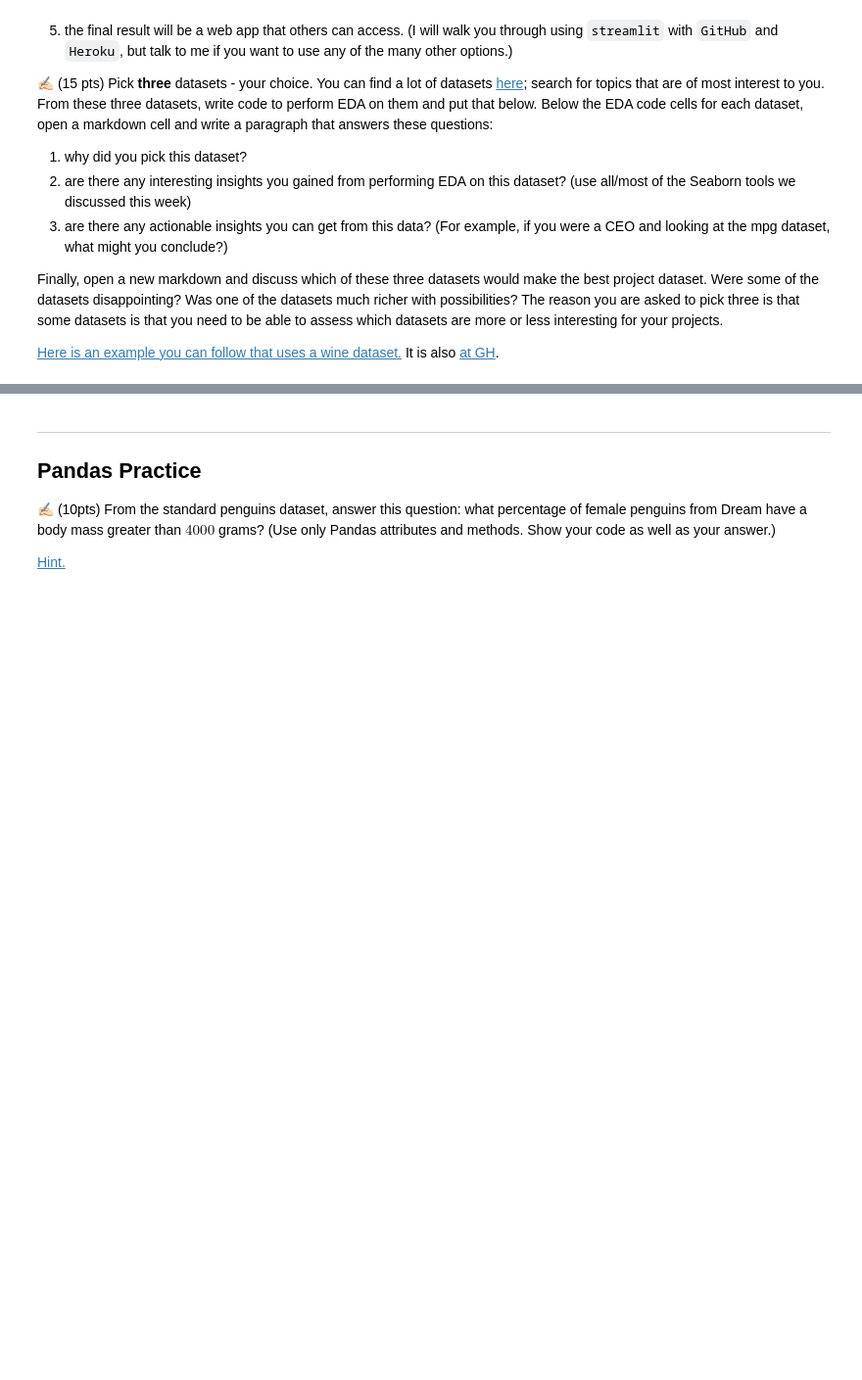
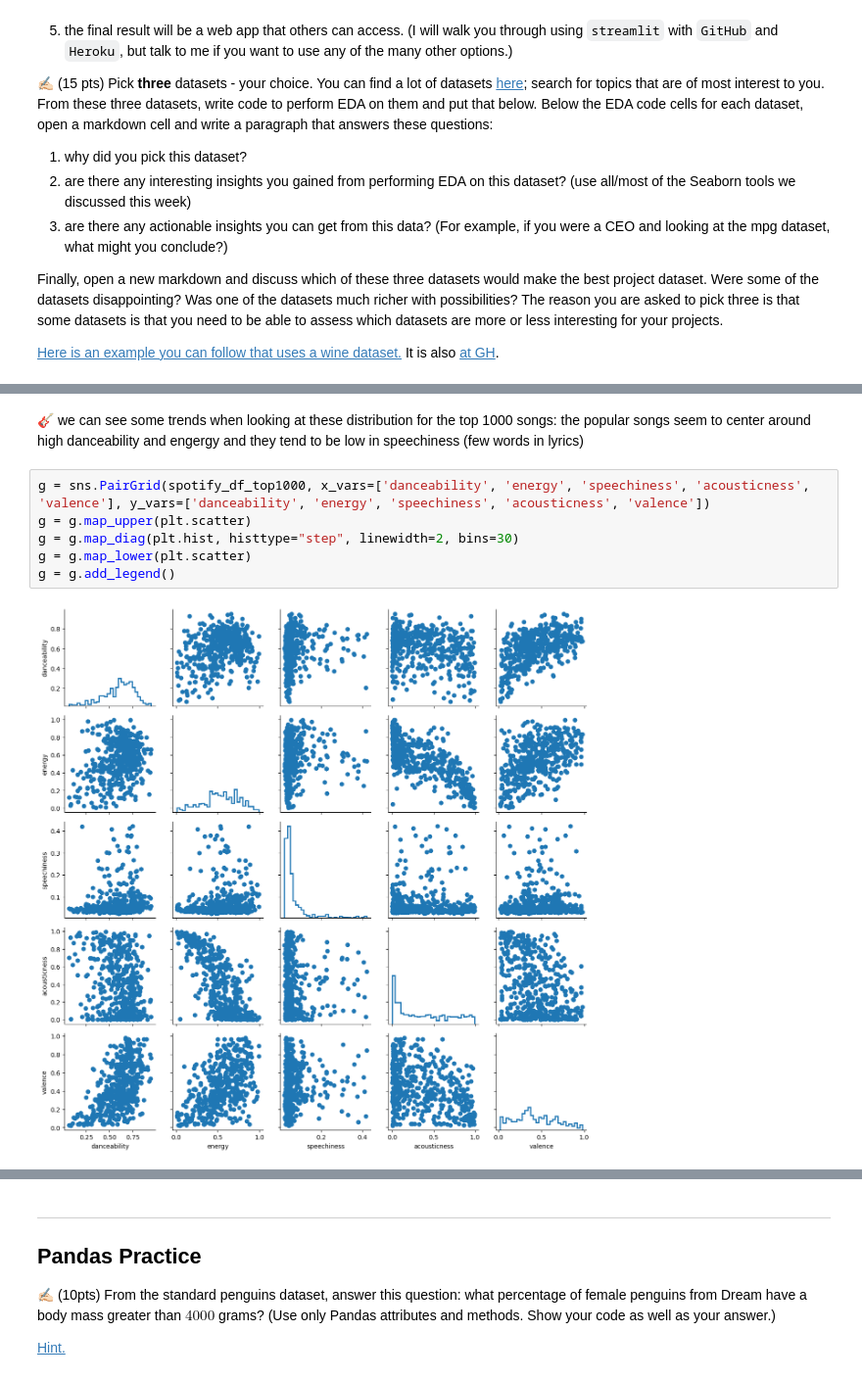
Before and after one commit to phamdinhgiahuy/CMSE830, a Jupyter notebook: HW_3.ipynb, the cells around one changed output, grey strips where cells are left out. Shown at 98% size. Saved outputs shown, nothing was run; the diff lists cells and outputs as text; blank space fills up the shorter version.

```diff
--- a/HW_3.ipynb
+++ b/HW_3.ipynb
@@ -60,0 +104,10 @@ Finally, open a new markdown and discuss which of these three datasets would mak
+# %% [markdown]
+🎸 we can see some trends when looking at these distribution for the top 1000 songs: the popular songs seem to center around high danceability and engergy and they tend to be low in speechiness (few words in lyrics)
+# %%
+g = sns.PairGrid(spotify_df_top1000, x_vars=['danceability', 'energy', 'speechiness', 'acousticness', 'valence'], y_vars=['danceability', 'energy', 'speechiness', 'acousticness', 'valence'])
+g = g.map_upper(plt.scatter)
+g = g.map_diag(plt.hist, histtype="step", linewidth=2, bins=30)
+g = g.map_lower(plt.scatter)
+g = g.add_legend()
+# %% [output]
+[figure, added]
```
Also changed, not shown: parts of 56 cells of this notebook, 32 other files.
